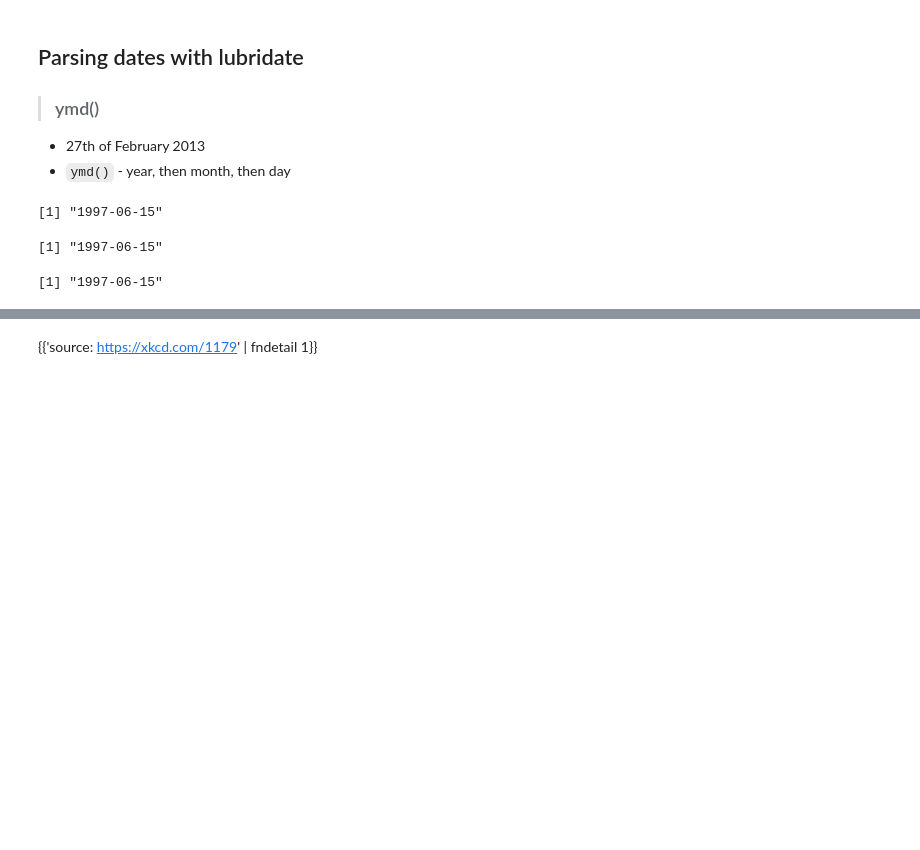
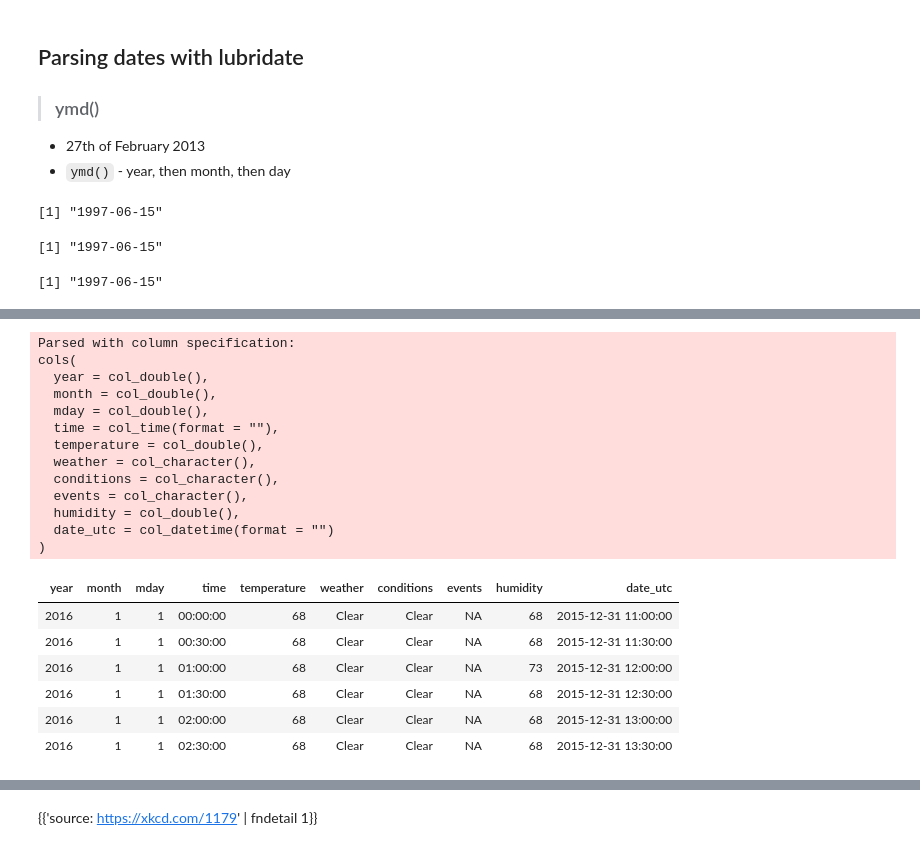
Before and after one commit to VictorOmondi1997/Working-with-Dates-and-Times-in-R, a Jupyter notebook: Working with Dates and Times in R.ipynb, the cells around one changed output, grey strips where cells are left out. Drawn from its saved outputs; the diff is of its cells as text; code cells hidden in the pictures; blank space fills up the shorter version.

```diff
--- a/Working with Dates and Times in R.ipynb
+++ b/Working with Dates and Times in R.ipynb
@@ -434,0 +558,24 @@ ymd("97t6t15")
+# %%
+akl_hourly_raw <- read_csv("datasets/akl_weather_hourly_2016.csv")
+head(akl_hourly_raw)
+# %% [output]
+Parsed with column specification:
+cols(
+  year = col_double(),
+  month = col_double(),
+  mday = col_double(),
+  time = col_time(format = ""),
+  temperature = col_double(),
+  weather = col_character(),
+  conditions = col_character(),
+  events = col_character(),
+  humidity = col_double(),
+  date_utc = col_datetime(format = "")
+)
+| year | month | mday | time | temperature | weather | conditions | events | humidity | date_utc |
+| 2016 | 1 | 1 | 00:00:00 | 68 | Clear | Clear | NA | 68 | 2015-12-31 11:00:00 |
+| 2016 | 1 | 1 | 00:30:00 | 68 | Clear | Clear | NA | 68 | 2015-12-31 11:30:00 |
+| 2016 | 1 | 1 | 01:00:00 | 68 | Clear | Clear | NA | 73 | 2015-12-31 12:00:00 |
+| 2016 | 1 | 1 | 01:30:00 | 68 | Clear | Clear | NA | 68 | 2015-12-31 12:30:00 |
+| 2016 | 1 | 1 | 02:00:00 | 68 | Clear | Clear | NA | 68 | 2015-12-31 13:00:00 |
+| 2016 | 1 | 1 | 02:30:00 | 68 | Clear | Clear | NA | 68 | 2015-12-31 13:30:00 |
```
Also changed, not shown: parts of 20 cells of this notebook.
